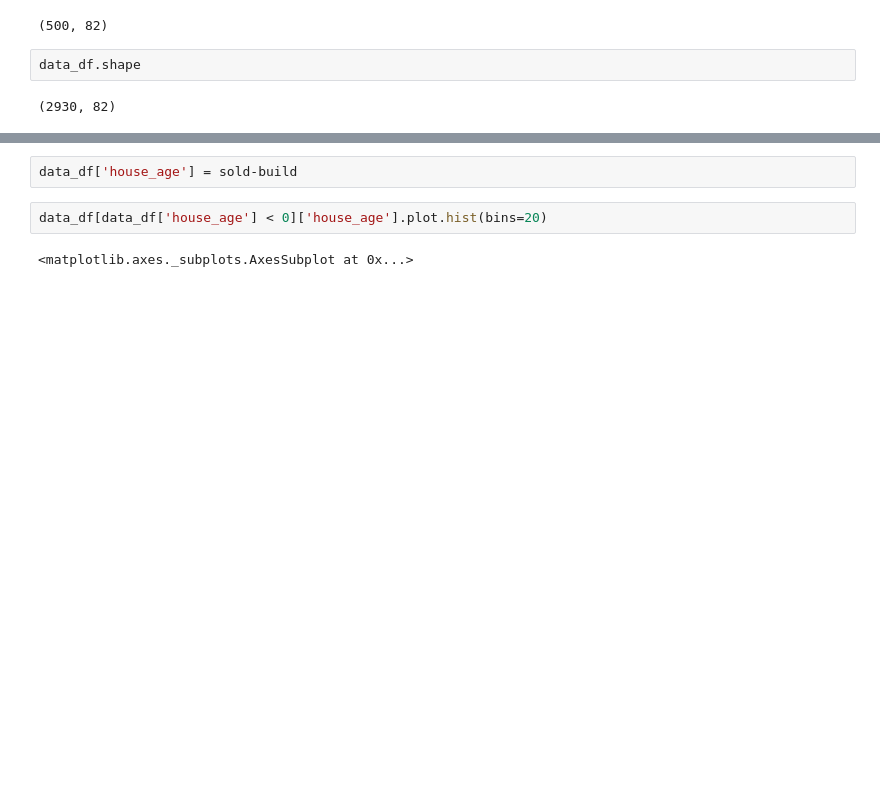
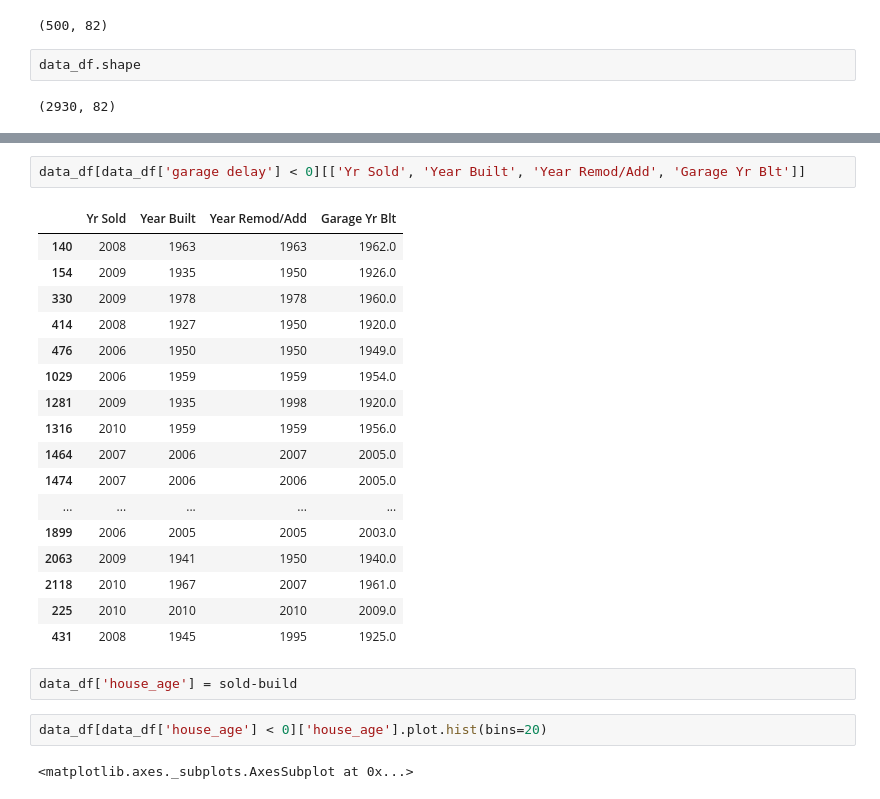
Before and after one commit to xnicolovici/machine_learning, a Jupyter notebook: notebooks/Course No 3/09. Course project/03. Part 2 - House prices/Sandbox.ipynb, the cells around one changed output, grey strips where cells are left out. Drawn from its saved outputs; the diff is of its cells as text; blank space fills up the shorter version.

```diff
--- a/notebooks/Course No 3/09. Course project/03. Part 2 - House prices/Sandbox.ipynb
+++ b/notebooks/Course No 3/09. Course project/03. Part 2 - House prices/Sandbox.ipynb
@@ -34,3 +42,23 @@ sold=data_df['Yr Sold']
+# %%
+data_df[data_df['garage delay'] < 0][['Yr Sold', 'Year Built', 'Year Remod/Add', 'Garage Yr Blt']]
+# %% [output]
+|  | Yr Sold | Year Built | Year Remod/Add | Garage Yr Blt |
+| 140 | 2008 | 1963 | 1963 | 1962.0 |
+| 154 | 2009 | 1935 | 1950 | 1926.0 |
+| 330 | 2009 | 1978 | 1978 | 1960.0 |
+| 414 | 2008 | 1927 | 1950 | 1920.0 |
+| 476 | 2006 | 1950 | 1950 | 1949.0 |
+| 1029 | 2006 | 1959 | 1959 | 1954.0 |
+| 1281 | 2009 | 1935 | 1998 | 1920.0 |
+| 1316 | 2010 | 1959 | 1959 | 1956.0 |
+| 1464 | 2007 | 2006 | 2007 | 2005.0 |
+| 1474 | 2007 | 2006 | 2006 | 2005.0 |
+| ... | ... | ... | ... | ... |
+| 1899 | 2006 | 2005 | 2005 | 2003.0 |
+| 2063 | 2009 | 1941 | 1950 | 1940.0 |
+| 2118 | 2010 | 1967 | 2007 | 1961.0 |
+| 225 | 2010 | 2010 | 2010 | 2009.0 |
+| 431 | 2008 | 1945 | 1995 | 1925.0 |
 # %%
 data_df['house_age'] = sold-build
 # %%
```
Also changed, not shown: parts of 7 cells of this notebook, 1 other file.
